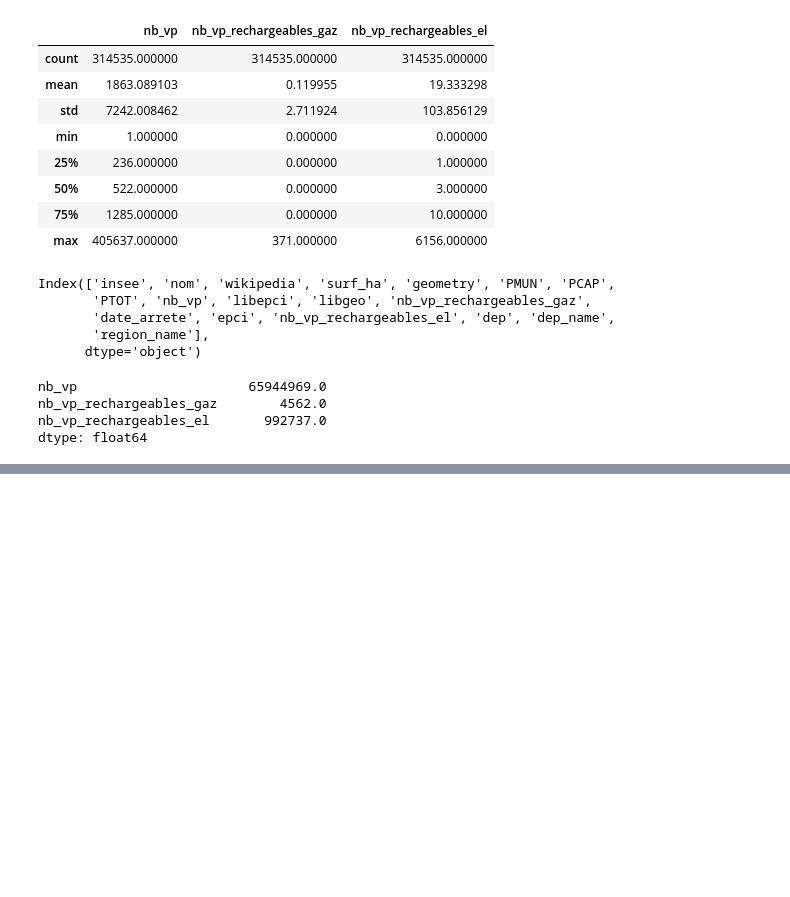
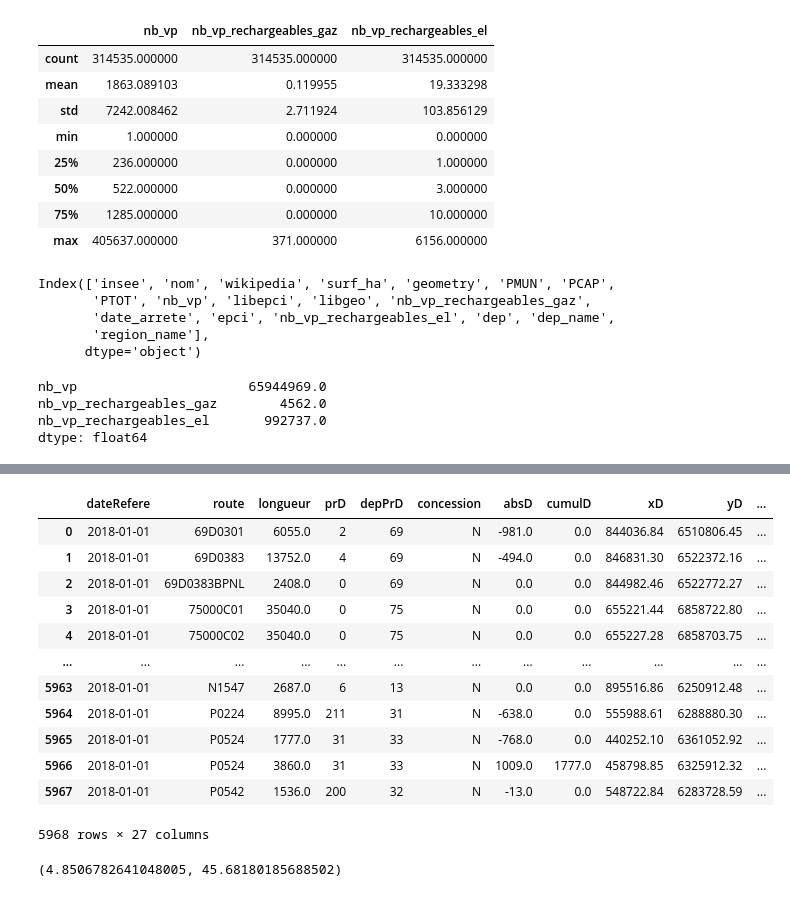
Before and after one commit to dataforgoodfr/batch11_e_cartomobile, a Jupyter notebook: notebooks/TMJA_et_extrapolation_tourisme.ipynb, the cells around one changed output, grey strips where cells are left out. Saved outputs shown, nothing was run; the diff lists cells and outputs as text; code cells hidden in the pictures; blank space fills up the shorter version.

```diff
--- a/notebooks/TMJA_et_extrapolation_tourisme.ipynb
+++ b/notebooks/TMJA_et_extrapolation_tourisme.ipynb
@@ -84,0 +116,20 @@ See the caveats in the documentation: https://pandas.pydata.org/pandas-docs/stab
+# %%
+tmja_wrs84
+# %% [output]
+|  | dateRefere | route | longueur | prD | depPrD | concession | absD | cumulD | xD | yD | ... |
+| 0 | 2018-01-01 | 69D0301 | 6055.0 | 2 | 69 | N | -981.0 | 0.0 | 844036.84 | 6510806.45 | ... |
+| 1 | 2018-01-01 | 69D0383 | 13752.0 | 4 | 69 | N | -494.0 | 0.0 | 846831.30 | 6522372.16 | ... |
+| 2 | 2018-01-01 | 69D0383BPNL | 2408.0 | 0 | 69 | N | 0.0 | 0.0 | 844982.46 | 6522772.27 | ... |
+| 3 | 2018-01-01 | 75000C01 | 35040.0 | 0 | 75 | N | 0.0 | 0.0 | 655221.44 | 6858722.80 | ... |
+| 4 | 2018-01-01 | 75000C02 | 35040.0 | 0 | 75 | N | 0.0 | 0.0 | 655227.28 | 6858703.75 | ... |
+| ... | ... | ... | ... | ... | ... | ... | ... | ... | ... | ... | ... |
+| 5963 | 2018-01-01 | N1547 | 2687.0 | 6 | 13 | N | 0.0 | 0.0 | 895516.86 | 6250912.48 | ... |
+| 5964 | 2018-01-01 | P0224 | 8995.0 | 211 | 31 | N | -638.0 | 0.0 | 555988.61 | 6288880.30 | ... |
+| 5965 | 2018-01-01 | P0524 | 1777.0 | 31 | 33 | N | -768.0 | 0.0 | 440252.10 | 6361052.92 | ... |
+| 5966 | 2018-01-01 | P0524 | 3860.0 | 31 | 33 | N | 1009.0 | 1777.0 | 458798.85 | 6325912.32 | ... |
+| 5967 | 2018-01-01 | P0542 | 1536.0 | 200 | 32 | N | -13.0 | 0.0 | 548722.84 | 6283728.59 | ... |
+5968 rows × 27 columns
+# %%
+tmja_wrs84.geometry.to_list()[0].coords[1]
+# %% [output]
+(4.8506782641048005, 45.68180185688502)
```
Also changed, not shown: parts of 22 cells of this notebook, 2 other files.
